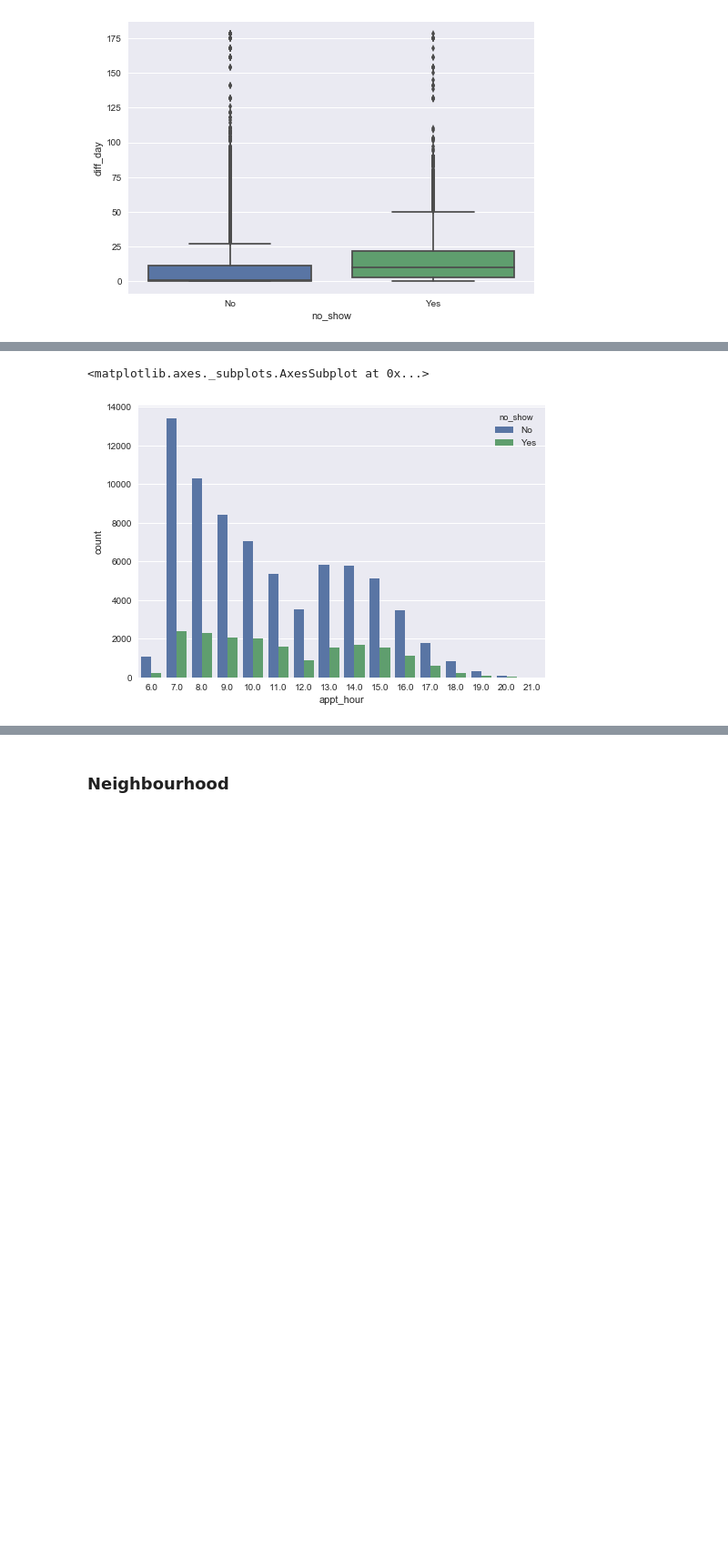
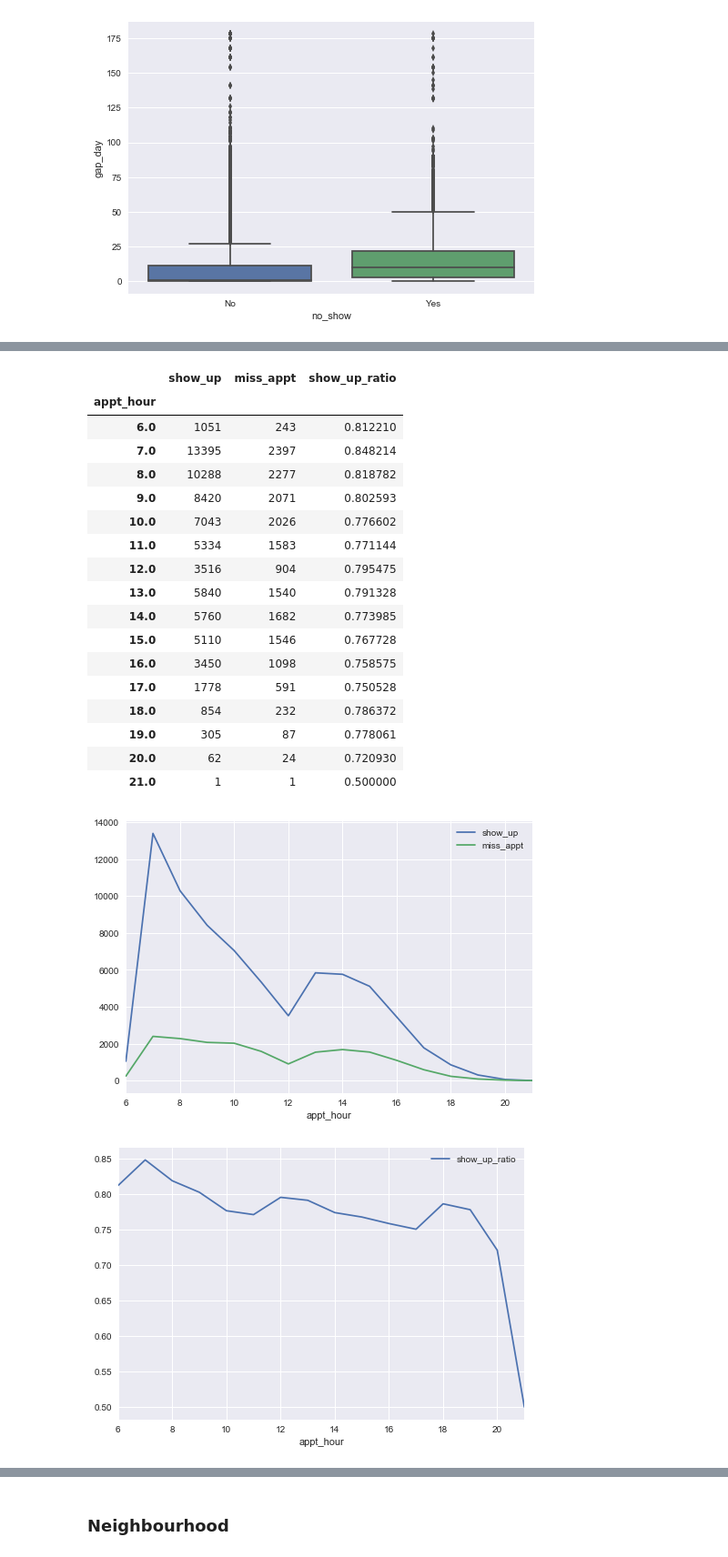
Before and after one commit to djhm1989/mldm_project2, a Jupyter notebook: partI.ipynb, the cells around one changed output, grey strips where cells are left out. Shown: that part at 91% size. Cells and saved outputs as stored; diff of their text form; code cells hidden in the pictures; blank space fills up the shorter version.

```diff
--- a/partI.ipynb
+++ b/partI.ipynb
@@ -191,6 +191,7 @@ Plot the `No-show` variable against other variables. Remember from this point fo
 
 from pandas.plotting import scatter_matrix
 import seaborn as sb
-
 appt_data = train_set.copy()
+appt_data['show_up'] = [1 if i == 'No' else 0 for i in appt_data['no_show']]
+appt_data['miss_appt'] = [1 if i == 'Yes' else 0 for i in appt_data['no_show']]
 # %% [markdown]
@@ -217,9 +237,9 @@ from datetime import datetime
 
 appt_data['format_s_day'] = pd.to_datetime(appt_data['s_day'], format='%Y-%m-%dT%H:%M:%SZ')
 appt_data['format_appt_day'] = pd.to_datetime(appt_data['appt_day'], format='%Y-%m-%dT%H:%M:%SZ')
-appt_data['diff_day'] =  (appt_data['format_appt_day'] - appt_data['format_s_day']).dt.days
-appt_data['diff_day'] = [0 if i < 0 else i for i in appt_data['diff_day']]
-sb.boxplot(x="no_show", y="diff_day", data=appt_data)
+appt_data['gap_day'] =  (appt_data['format_appt_day'] - appt_data['format_s_day']).dt.days
+appt_data['gap_day'] = [0 if i < 0 else i for i in appt_data['gap_day']]
+sb.boxplot(x="no_show", y="gap_day", data=appt_data)
 
 #format the date, compute the gap between appointment day and scheduled day
 #larger the gap is, the trend to missing the appt.
@@ -227,8 +247,8 @@ sb.boxplot(x="no_show", y="diff_day", data=appt_data)
 <matplotlib.axes._subplots.AxesSubplot at 0x...>
 [figure]
 # %%
-appt_data['cat_diff_day'] = [1 if i < 1 else i for i in appt_data['diff_day']]
-appt_data['cat_diff_day'] = [2 if i > 1 and i <= 7 else i for i in appt_data['cat_diff_day']]
-appt_data['cat_diff_day'] = [3 if i > 7 and i <= 30 else i for i in appt_data['cat_diff_day']]
-appt_data['cat_diff_day'] = [4 if i > 30 else i for i in appt_data['cat_diff_day']]
-sb.countplot(x="cat_diff_day", hue = "no_show", data=appt_data)
+appt_data['cat_gap_day'] = [1 if i < 1 else i for i in appt_data['gap_day']]
+appt_data['cat_gap_day'] = [2 if i > 1 and i <= 7 else i for i in appt_data['cat_gap_day']]
+appt_data['cat_gap_day'] = [3 if i > 7 and i <= 30 else i for i in appt_data['cat_gap_day']]
+appt_data['cat_gap_day'] = [4 if i > 30 else i for i in appt_data['cat_gap_day']]
+#sb.countplot(x="cat_gap_day", hue = "no_show", data=appt_data)
@@ -238,6 +279,30 @@ sb.countplot(x="cat_diff_day", hue = "no_show", data=appt_data)
 # %%
 appt_data['appt_hour'] = appt_data['format_s_day'].dt.hour
-sb.countplot(x="appt_hour", hue = "no_show", data = appt_data)
+#sb.countplot(x="appt_hour", hue = "no_show", data = appt_data)
+hour_df = appt_data.groupby('appt_hour')['show_up','miss_appt'].sum()
+hour_df['show_up_ratio'] = hour_df['show_up'] / (hour_df['show_up'] + hour_df['miss_appt'])
+hour_df[['show_up', 'miss_appt']].plot()
+hour_df[['show_up_ratio']].plot()
+#hour_df[['show_up','miss_appt']].plot(kind='bar',stacked=True)
+hour_df
 # %% [output]
-<matplotlib.axes._subplots.AxesSubplot at 0x...>
+|  | show_up | miss_appt | show_up_ratio |
+| appt_hour |  |  |  |
+| 6.0 | 1051 | 243 | 0.812210 |
+| 7.0 | 13395 | 2397 | 0.848214 |
+| 8.0 | 10288 | 2277 | 0.818782 |
+| 9.0 | 8420 | 2071 | 0.802593 |
+| 10.0 | 7043 | 2026 | 0.776602 |
+| 11.0 | 5334 | 1583 | 0.771144 |
+| 12.0 | 3516 | 904 | 0.795475 |
+| 13.0 | 5840 | 1540 | 0.791328 |
+| 14.0 | 5760 | 1682 | 0.773985 |
+| 15.0 | 5110 | 1546 | 0.767728 |
+| 16.0 | 3450 | 1098 | 0.758575 |
+| 17.0 | 1778 | 591 | 0.750528 |
+| 18.0 | 854 | 232 | 0.786372 |
+| 19.0 | 305 | 87 | 0.778061 |
+| 20.0 | 62 | 24 | 0.720930 |
+| 21.0 | 1 | 1 | 0.500000 |
-[figure, old version]
+[figure, new version]
+[figure, added]
```
Also changed, not shown: parts of 19 cells of this notebook.
